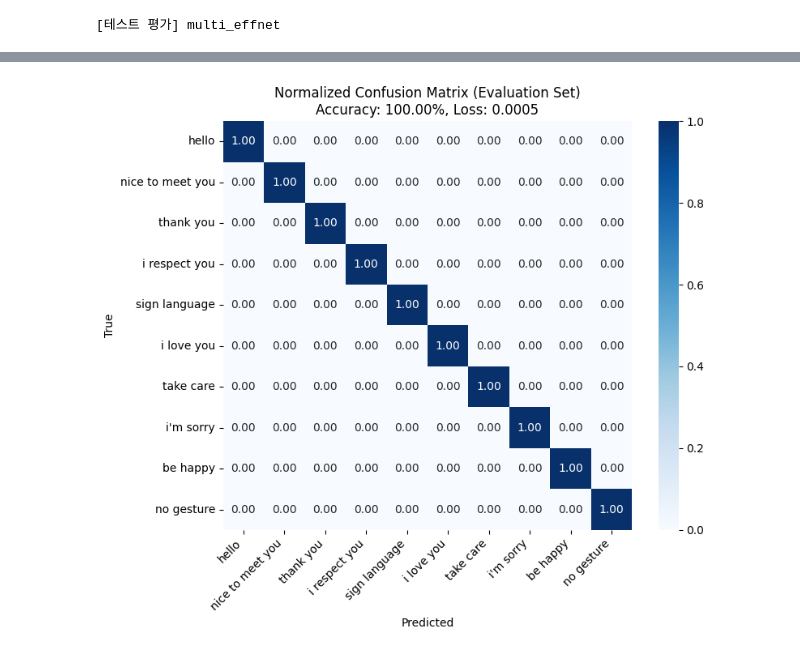
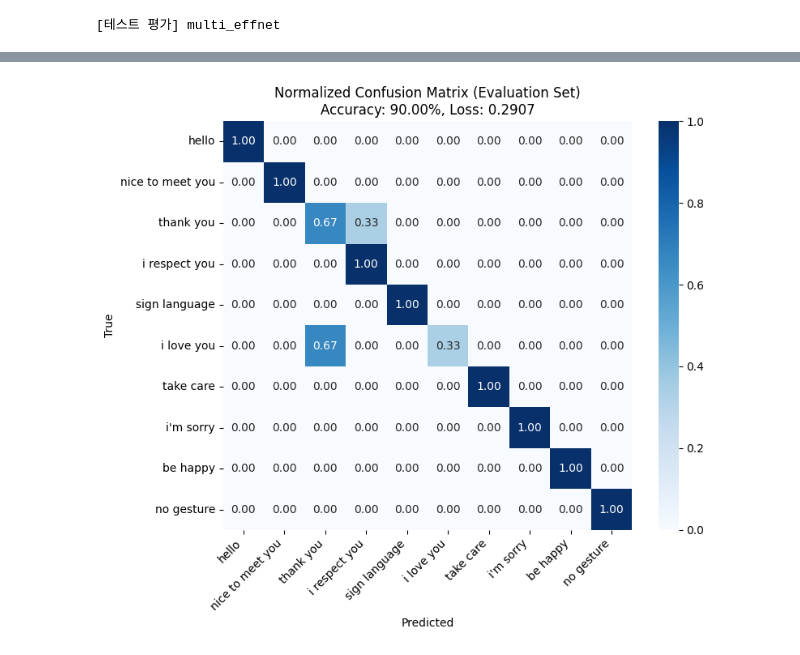
Before and after one commit to JISEOP-P/Capstone_2025, a Jupyter notebook: Deep_Learning/test.ipynb, the cells around one changed output, grey strips where cells are left out. Drawn from its saved outputs; the diff is of its cells as text; code cells hidden in the pictures.

Commit message:
step2:augmentation

```diff
--- a/Deep_Learning/test.ipynb
+++ b/Deep_Learning/test.ipynb
@@ -32,9 +32,9 @@ Your kernel may have been built without NUMA support.
 Your kernel may have been built without NUMA support.
 # %%
-DATASET_DIR = "dataset/preprocessed_02_TestD"
+DATASET_DIR = "dataset/preprocessed_02_TestN"
 label_csv_path = os.path.join(DATASET_DIR, "labels.csv")
 
-experiment_root = "experiments/Step_02"
+experiment_root = "experiments/Step_03"
 model_list = ["multi_effnet"]
 
 batch_size = 1
@@ -77,7 +77,7 @@ Your kernel may have been built without NUMA support.
 for model_name in model_list:
     print(f"\n[테스트 평가] {model_name}")
     model_dir = os.path.join(experiment_root, model_name)
-    test_result_dir = model_dir + "_TestD"
+    test_result_dir = model_dir + "_TestN"
 
     # 폴더 미리 생성
     os.makedirs(test_result_dir, exist_ok=True)
@@ -111 +111 @@ for model_name in model_list:
-[figure, old version]
+[figure, new version]
```
Also changed, not shown: parts of 4 cells of this notebook, 17 other files.
